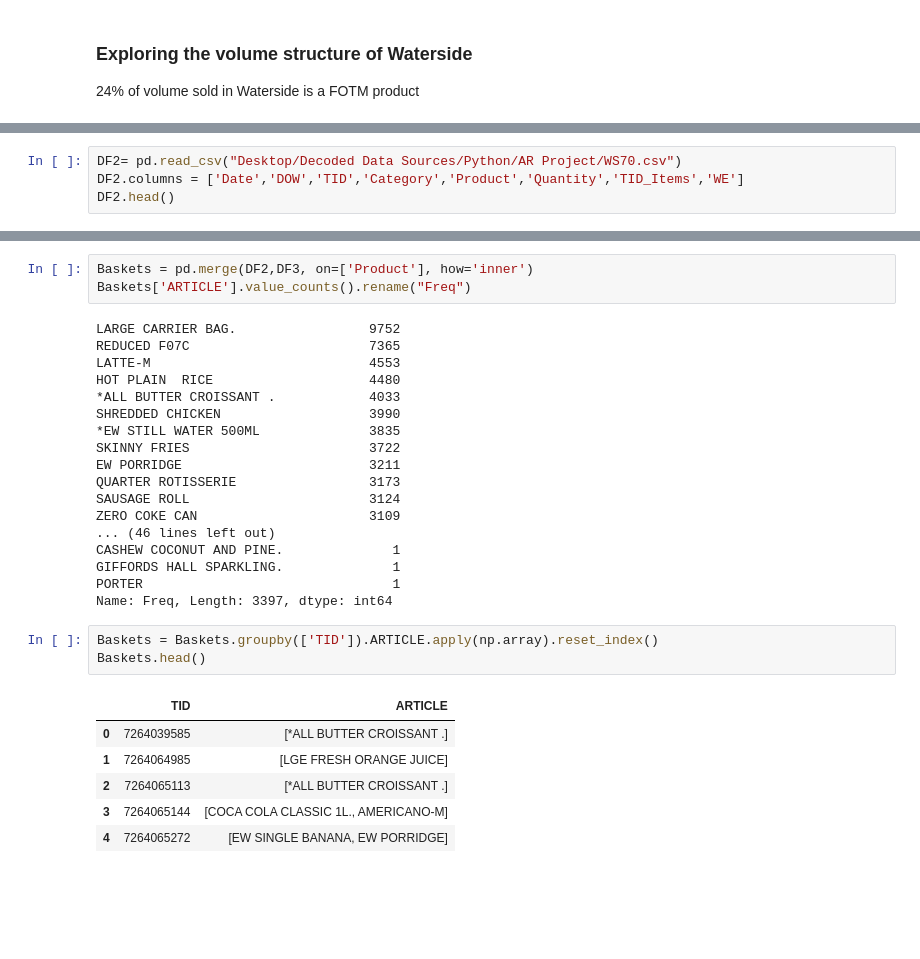
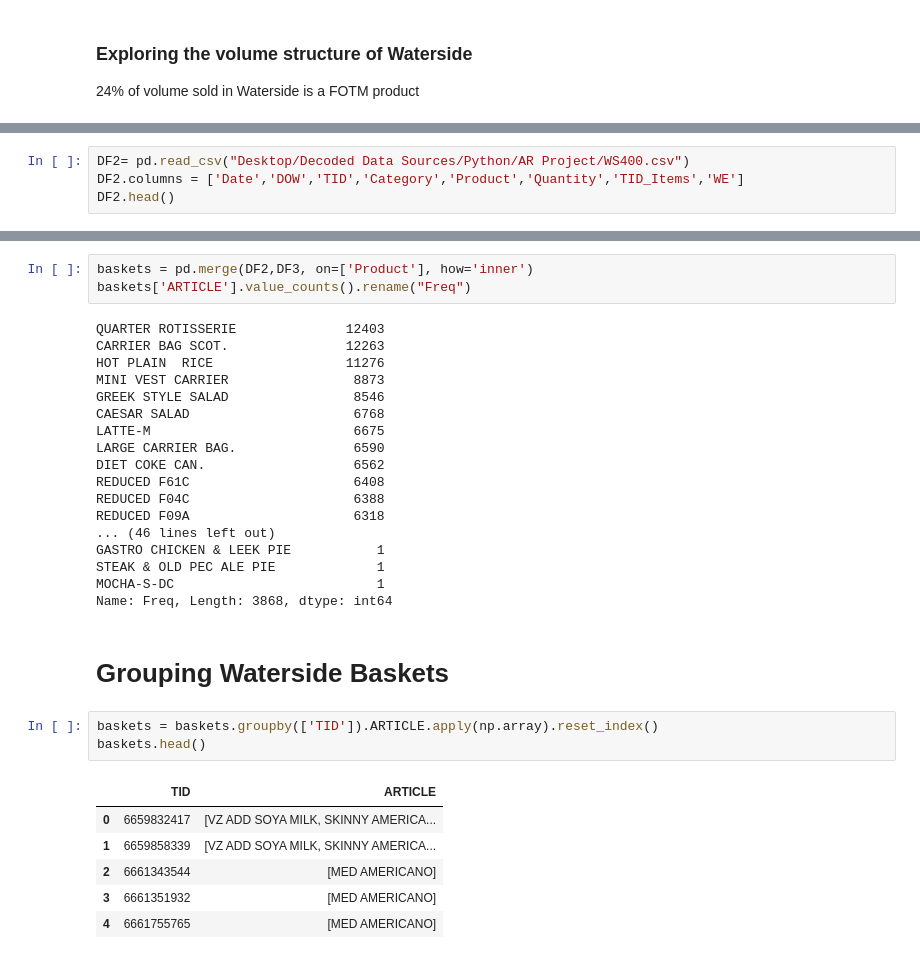
Before and after one commit to paulloughlin/Data-Fellowship-Decoded, a Jupyter notebook: AR Project.ipynb, the cells around one changed output, grey strips where cells are left out. Cells and saved outputs as stored; diff of their text form; blank space fills up the shorter version.

```diff
--- a/AR Project.ipynb
+++ b/AR Project.ipynb
@@ -56,5 +56,5 @@ plt.show()
 # %%
-DF2= pd.read_csv("Desktop/Decoded Data Sources/Python/AR Project/WS70.csv")
+DF2= pd.read_csv("Desktop/Decoded Data Sources/Python/AR Project/WS400.csv")
 DF2.columns = ['Date','DOW','TID','Category','Product','Quantity','TID_Items','WE']
 DF2.head()
 # %% [output]
@@ -78,31 +78,33 @@ DF3.head()
 # %%
-Baskets = pd.merge(DF2,DF3, on=['Product'], how='inner')
-Baskets['ARTICLE'].value_counts().rename("Freq")
+baskets = pd.merge(DF2,DF3, on=['Product'], how='inner')
+baskets['ARTICLE'].value_counts().rename("Freq")
 # %% [output]
-LARGE CARRIER BAG.                 9752
-REDUCED F07C                       7365
-LATTE-M                            4553
-HOT PLAIN  RICE                    4480
-*ALL BUTTER CROISSANT .            4033
-SHREDDED CHICKEN                   3990
-*EW STILL WATER 500ML              3835
-SKINNY FRIES                       3722
-EW PORRIDGE                        3211
-QUARTER ROTISSERIE                 3173
-SAUSAGE ROLL                       3124
-ZERO COKE CAN                      3109
+QUARTER ROTISSERIE              12403
+CARRIER BAG SCOT.               12263
+HOT PLAIN  RICE                 11276
+MINI VEST CARRIER                8873
+GREEK STYLE SALAD                8546
+CAESAR SALAD                     6768
+LATTE-M                          6675
+LARGE CARRIER BAG.               6590
+DIET COKE CAN.                   6562
+REDUCED F61C                     6408
+REDUCED F04C                     6388
+REDUCED F09A                     6318
 ... (46 lines left out)
-CASHEW COCONUT AND PINE.              1
-GIFFORDS HALL SPARKLING.              1
-PORTER                                1
-Name: Freq, Length: 3397, dtype: int64
+GASTRO CHICKEN & LEEK PIE           1
+STEAK & OLD PEC ALE PIE             1
+MOCHA-S-DC                          1
+Name: Freq, Length: 3868, dtype: int64
+# %% [markdown]
+# Grouping Waterside Baskets
 # %%
-Baskets = Baskets.groupby(['TID']).ARTICLE.apply(np.array).reset_index()
-Baskets.head()
+baskets = baskets.groupby(['TID']).ARTICLE.apply(np.array).reset_index()
+baskets.head()
 # %% [output]
 |  | TID | ARTICLE |
-| 0 | 7264039585 | [*ALL BUTTER CROISSANT .] |
-| 1 | 7264064985 | [LGE FRESH ORANGE JUICE] |
-| 2 | 7264065113 | [*ALL BUTTER CROISSANT .] |
-| 3 | 7264065144 | [COCA COLA CLASSIC 1L., AMERICANO-M] |
-| 4 | 7264065272 | [EW SINGLE BANANA, EW PORRIDGE] |
+| 0 | 6659832417 | [VZ ADD SOYA MILK, SKINNY AMERICA... |
+| 1 | 6659858339 | [VZ ADD SOYA MILK, SKINNY AMERICA... |
+| 2 | 6661343544 | [MED AMERICANO] |
+| 3 | 6661351932 | [MED AMERICANO] |
+| 4 | 6661755765 | [MED AMERICANO] |
```
Also changed, not shown: parts of 9 cells of this notebook.
